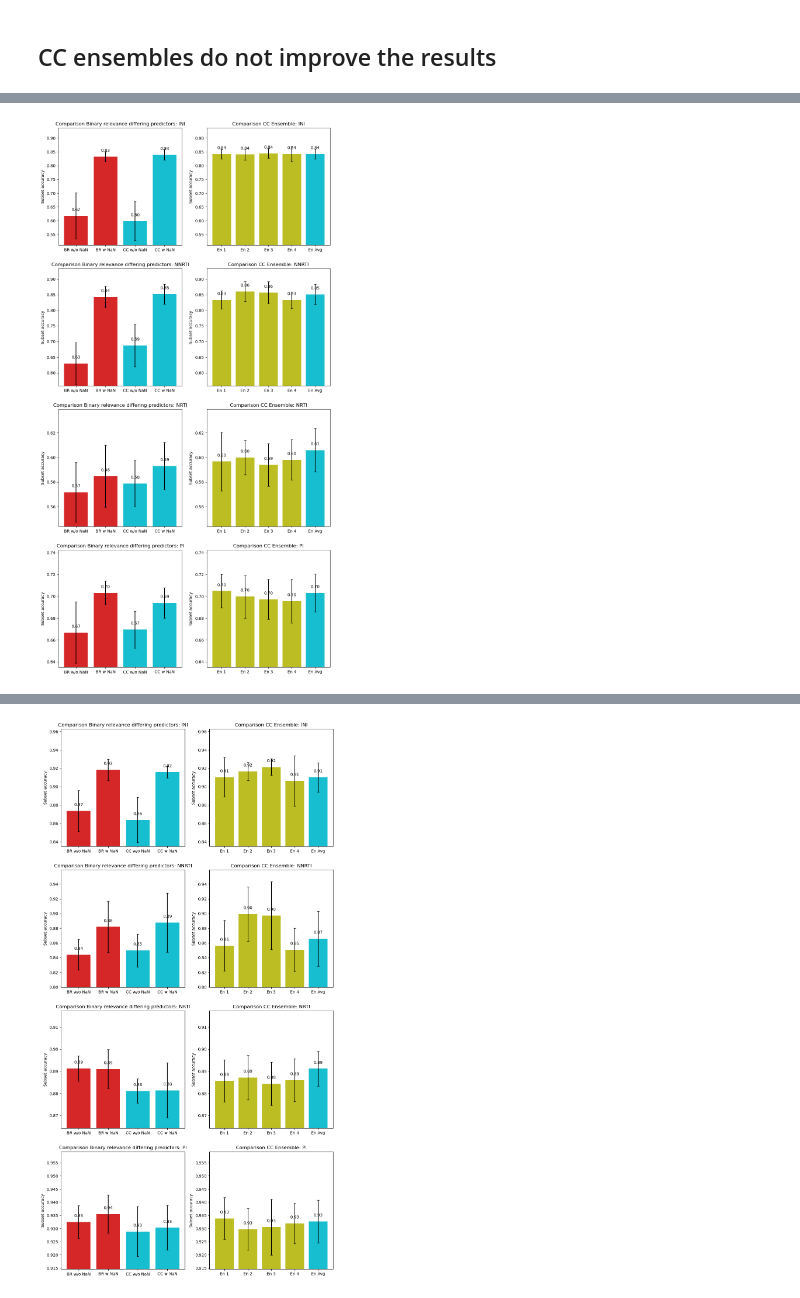
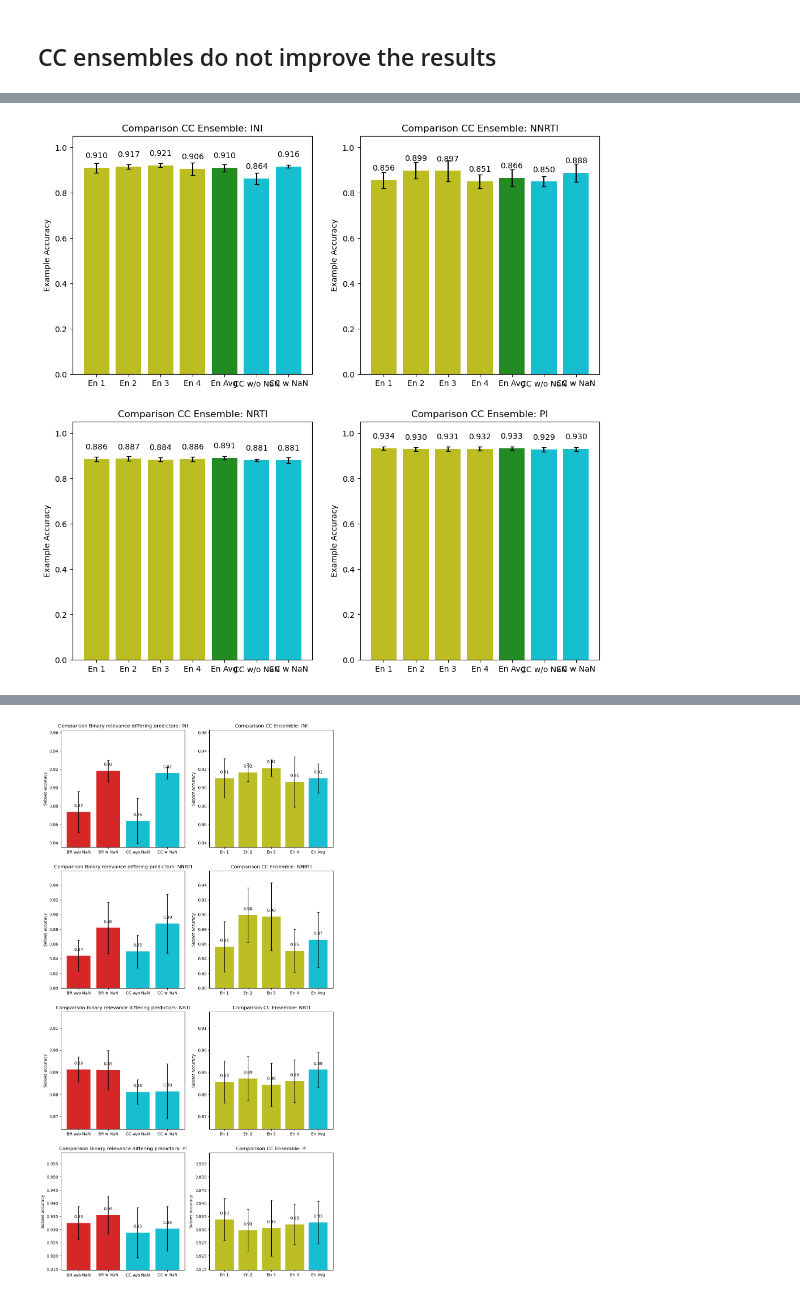
Before and after one commit to FloAvis/Masterthesis_TabPFN_HIV, a Jupyter notebook: statistics/PT_statistics.ipynb, the cells around one changed output, grey strips where cells are left out. Cells and saved outputs as stored; diff of their text form; code cells hidden in the pictures.

```diff
--- a/statistics/PT_statistics.ipynb
+++ b/statistics/PT_statistics.ipynb
@@ -44,7 +44,7 @@ filepath_list_ml = [ini_results_filepath_ml, nnrti_results_filepath_ml, nrti_res
 ## Binary relevance with TabPFN predicts labels on par with state of the art
 # %%
 
-
+"""
 ml_models = ["BR_LR", "BR_XGB", "BR_forest", "CC_LR", "CC_xgb", "CC_forest", "Rakeld_lr", "Rakeld_xgb", "Rakeld_forest", "DELA"]
 
 ending = "_5_fold.csv"
@@ -63,7 +63,7 @@ tmp_sub_accs_fold_mean, tmp_sub_accs_fold_std = result_handler.calc_metrics(file
 df_sub_accs_groups_mean = pd.DataFrame(sub_accs_fold_mean)
 df_sub_accs_groups_std = pd.DataFrame(sub_accs_fold_std)
 
-
+"""
 models_w_TabPFN = ["BR TabPFN", "BR TabICL"]
 
 color = ["tab:blue"] * 3 + ["tab:purple"] * 3 + ["tab:olive"] * 3 + ["tab:pink"] + ["tab:red"] * 2
@@ -81,7 +81,7 @@ for i, drug in enumerate(df_sub_accs_groups_mean.columns.values.tolist()):
     axs[i].errorbar(labels, df_sub_accs_groups_mean[drug], yerr=df_sub_accs_groups_std[drug],capsize=3, fmt="none", ecolor="black")
 
 
-    axs[i].bar_label(p, label_type="edge", padding=10, fmt="%.3f")
+    axs[i].bar_label(p, label_type="edge", padding=12, fmt="%.3f")
 
     #axs[i].set_xticks(x)
     #axs[i].set_xticklabels(target_ml["Drug"])
@@ -91,9 +91,9 @@ for i, drug in enumerate(df_sub_accs_groups_mean.columns.values.tolist()):
     axs[i].set_title('Comparison Binary relevance differing predictors: ' + drug)
 
 fig.tight_layout()
-plt.show()
+#plt.show()
 
-#plt.savefig("../figures/02_BR_benchmark_soa/Benchmark_comp_BR_exam_acc.png")
+plt.savefig("../figures/02_BR_benchmark_soa/Benchmark_comp_BR_exam_acc.png")
 # %% [output]
 [figure]
 # %%
@@ -395,7 +480,7 @@ for i, drug in enumerate(df_sub_accs_groups_mean.columns.values.tolist()):
     p = axs[i].bar(models_w_TabPFN, df_sub_accs_groups_mean[drug], color=color)
     axs[i].errorbar(models_w_TabPFN, df_sub_accs_groups_mean[drug], yerr=df_sub_accs_groups_std[drug],capsize=3, fmt="none", ecolor="black")
 
-    axs[i].bar_label(p, label_type="edge")
+    axs[i].bar_label(p, label_type="edge", fmt='%.3f', padding=15)
 
     #axs[i].set_xticks(x)
     #axs[i].set_xticklabels(target_ml["Drug"])
@@ -405,6 +490,6 @@ for i, drug in enumerate(df_sub_accs_groups_mean.columns.values.tolist()):
 
 
 
-plt.show()
-#plt.savefig("../figures/04_Incl_NaN/Incl_NaN_Exam_Acc.png")
+#plt.show()
+plt.savefig("../figures/04_Incl_NaN/Incl_NaN_subset_Acc.png")
 # %% [output]
@@ -479,11 +650,8 @@ fig.tight_layout()
 ## CC ensembles do not improve the results
 # %%
 
-def cc_ensemble_stat(files, filename, drop_na, metric, kwargs):
-    tmp_sub_accs_fold_mean, tmp_sub_accs_fold_std = result_handler.calc_metrics(filepath_list, files, metric,metric_args=kwargs, drop_na=drop_na)
+def cc_ensemble_stat(files, filename, drop_na, metric, metric_name, kwargs, fig_name=None):
 
-    df_sub_accs_groups_mean = pd.DataFrame(tmp_sub_accs_fold_mean)
-    df_sub_accs_groups_std = pd.DataFrame(tmp_sub_accs_fold_std)
 
     ensemble_accs_mean = {}
     ensemble_accs_std = {}
@@ -569,72 +737,60 @@ def cc_ensemble_stat(files, filename, drop_na, metric, kwargs):
     df_ensemble_accs_groups_std = pd.DataFrame(ensemble_accs_std)
 
 
+    tmp_sub_accs_fold_mean, tmp_sub_accs_fold_std = result_handler.calc_metrics(filepath_list, files, metric,metric_args=kwargs, drop_na=drop_na)
+
+    df_sub_accs_groups_mean = pd.DataFrame(tmp_sub_accs_fold_mean)
+    df_sub_accs_groups_std = pd.DataFrame(tmp_sub_accs_fold_std)
+
+    df_ensemble_accs_groups_mean = pd.concat([df_ensemble_accs_groups_mean,df_sub_accs_groups_mean], axis=0)
+    df_ensemble_accs_groups_std = pd.concat([df_ensemble_accs_groups_std, df_sub_accs_groups_std], axis=0)
 
 
 
     #Figure
 
+    print(df_ensemble_accs_groups_mean)
 
-    models_w_TabPFN = ["BR w/o NaN", "BR w NaN", "CC w/o NaN", "CC w NaN"]
+    models_w_TabPFN = ["CC w/o NaN", "CC w NaN"]
 
     color = ["tab:red"] * 2 + ["tab:cyan"] * 2
 
-    ensemble_labels = ["En 1", "En 2", "En 3", "En 4", "En Avg"]
+    ensemble_labels = ["En 1", "En 2", "En 3", "En 4", "En Avg"] + models_w_TabPFN
 
-    color_en = ["tab:olive"] * 4 + ["tab:cyan"]
+    color_en = ["tab:olive"] * 4 + ["forestgreen"] + ["tab:cyan"] * 2
 
-    fig, axs = plt.subplots(4, 2, figsize=(12, 24))
+    fig, axs = plt.subplots(2, 2, figsize=(12, 12))
 
     axs = axs.flatten()
 
     for i, drug in enumerate(df_sub_accs_groups_mean.columns.values.tolist()):
-        j = 2 * i
-        #print(axs[i])
-        #print(i)
 
-        p = axs[j].bar(models_w_TabPFN, df_sub_accs_groups_mean[drug], color=color)
-        axs[j].errorbar(models_w_TabPFN, df_sub_accs_groups_mean[drug], yerr=df_sub_accs_groups_std[drug], capsize=3,
-                        fmt="none", ecolor="black")
 
-        axs[j].bar_label(p, fmt='%.2f', label_type="edge", padding=10)
+        p2 = axs[i].bar(ensemble_labels, df_ensemble_accs_groups_mean[drug], color=color_en)
+        axs[i].errorbar(ensemble_labels, df_ensemble_accs_groups_mean[drug], yerr=df_ensemble_accs_groups_std[drug],
+                            capsize=3, fmt="none", ecolor="black")
+
+        axs[i].bar_label(p2, fmt='%.3f', label_type="edge", padding=10)
 
         #axs[i].set_xticks(x)
         #axs[i].set_xticklabels(target_ml["Drug"])
-        axs[j].set_ylabel('Subset accuracy')
-        axs[j].set_ylim(max(0, min((df_ensemble_accs_groups_mean[drug].min() - df_ensemble_accs_groups_std[drug].max()),
-                                   (df_sub_accs_groups_mean[drug].min() - df_sub_accs_groups_std[drug].max())) * 0.995),
-                        min(1.0 + df_ensemble_accs_groups_std[drug].max(),
-                            max((df_ensemble_accs_groups_mean[drug].max() + df_ensemble_accs_groups_std[drug].max()),
-                                (df_sub_accs_groups_mean[drug].max() + df_sub_accs_groups_std[drug].max())) * 1.015))
-        axs[j].set_title('Comparison Binary relevance differing predictors: ' + drug)
-
-        p2 = axs[j + 1].bar(ensemble_labels, df_ensemble_accs_groups_mean[drug], color=color_en)
-        axs[j + 1].errorbar(ensemble_labels, df_ensemble_accs_groups_mean[drug], yerr=df_ensemble_accs_groups_std[drug],
-                            capsize=3, fmt="none", ecolor="black")
-
-        axs[j + 1].bar_label(p2, fmt='%.3f', label_type="edge", padding=10)
-
-        #axs[i].set_xticks(x)
-        #axs[i].set_xticklabels(target_ml["Drug"])
-        axs[j + 1].set_ylabel('Subset accuracy')
-        axs[j + 1].set_ylim(max(0, min((df_ensemble_accs_groups_mean[drug].min() - df_ensemble_accs_groups_std[drug].max()),
-                                       (df_sub_accs_groups_mean[drug].min() - df_sub_accs_groups_std[drug].max())) * 0.995),
-                            min(1.0 + df_ensemble_accs_groups_std[drug].max(),
-                                max((df_ensemble_accs_groups_mean[drug].max() + df_ensemble_accs_groups_std[drug].max()),
-                                    (df_sub_accs_groups_mean[drug].max() + df_sub_accs_groups_std[drug].max())) * 1.015))
-        axs[j + 1].set_title('Comparison CC Ensemble: ' + drug)
+        axs[i].set_ylabel(metric_name)
+        axs[i].set_ylim(0, 1.05)
+        axs[i].set_title('Comparison CC Ensemble: ' + drug)
 
     #plt.savefig("../figures/BR_CC_ensemble_kfold_comparison_own_save.png")
+    if fig_name:
+        plt.savefig("../figures/" + fig_name)
 
-    #plt.savefig("../figures/" + filepath_ml.split("/")[-1].split("_")[0] + "_Multilabel_Comparison.png")
 
-files = ["Binary_Relevance_5_fold_MOC_prediction_new_save.csv", "Binary_Relevance_5_fold_homebrew_prediction_new_save.csv", "Classifier_Chain_5_fold_homebrew_prediction_woNaN_new_save.csv", "Classifier_Chain_5_fold_homebrew_prediction_new_save.csv"]
+
+files = ["Classifier_Chain_5_fold_homebrew_prediction_woNaN_new_save.csv", "Classifier_Chain_5_fold_homebrew_prediction_new_save.csv"]
 
 filename = "Classifier_Chain_5_folds_ensemble/"
 
-drop_na = False
-metric = result_handler.subset_acc
-kwargs = {"nan_mode":"ignore"}
+drop_na = True
+metric = result_handler.exam_acc
+kwargs = {}
 
-cc_ensemble_stat(files, filename, drop_na, metric, kwargs)
+cc_ensemble_stat(files, filename, drop_na, metric, "Example Accuracy", kwargs, "05_Ensemble/Ensemble_comp_exam_acc.png")
 # %% [output]
@@ -641,2 +805,2 @@ cc_ensemble_stat(files, filename, drop_na, metric, kwargs)
-[figure, old version]
+[figure, new version]
 # %%
```
Also changed, not shown: parts of 10 cells of this notebook, 2 other files.
